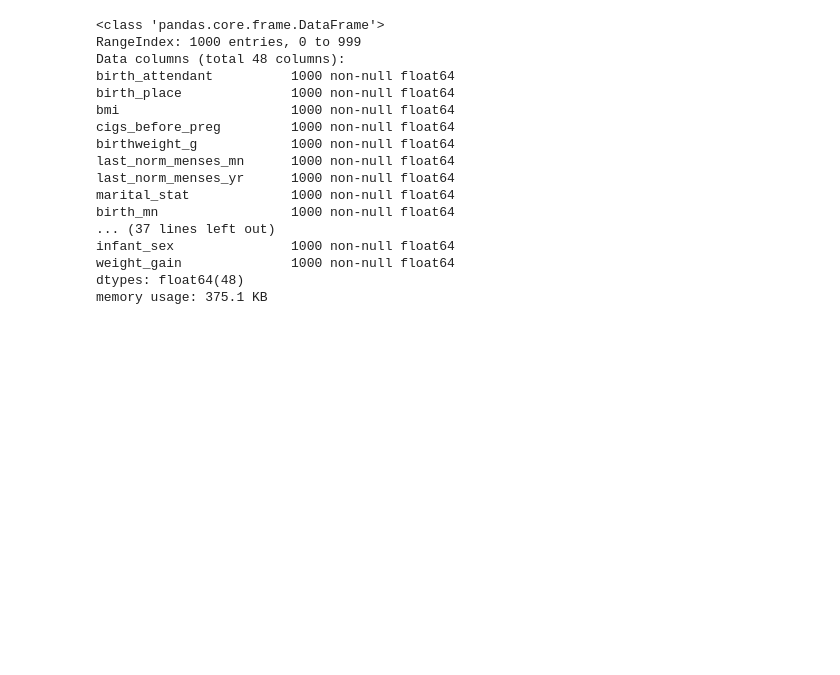
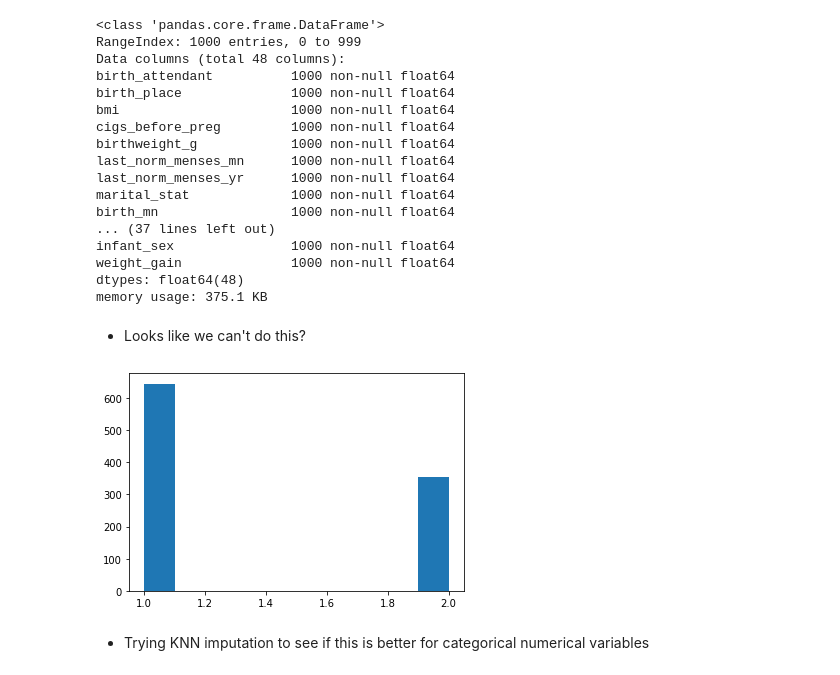
Before and after one commit to catrionamackay/Machine-Learning-Project, a Jupyter notebook: Data_processing.ipynb, the cells around one changed output. Cells and saved outputs as stored; diff of their text form; code cells hidden in the pictures; blank space fills up the shorter version.

```diff
--- a/Data_processing.ipynb
+++ b/Data_processing.ipynb
@@ -204,4 +202,4 @@ dtypes: float64(26), int64(13), object(9)
 memory usage: 382.8+ KB
 # %%
 imputer = IterativeImputer(random_state=0)
-df_imputed = pd.DataFrame(imputer.fit_transform(df))
+df_imputed = np.round(pd.DataFrame(imputer.fit_transform(df)))
@@ -228,6 +228,13 @@ infant_sex               1000 non-null float64
 weight_gain              1000 non-null float64
 dtypes: float64(48)
 memory usage: 375.1 KB
+# %% [markdown]
+* Looks like we can't do this?
+# %%
+plt.hist(df_imputed['marital_stat'])
+plt.show()
+# %% [output]
+[figure, added]
 # %%
 df_bin = pd.DataFrame.copy(df_imputed)
 df_bin['birthweight_bin'] = np.where(df_bin['birthweight_g'] < 2500, 1, 0)
@@ -241,3 +248,5 @@ df_cat = df_cat.drop(['birthweight_g', 'birthweight_bin'], axis=1)
 df_imputed.to_csv('Processed_data.csv')
 df_bin.to_csv('Processed_data_bin.csv')
 df_cat.to_csv('Processed_data_cat.csv')
+# %% [markdown]
+* Trying KNN imputation to see if this is better for categorical numerical variables
```
Also changed, not shown: parts of 8 cells of this notebook, 7 other files.
